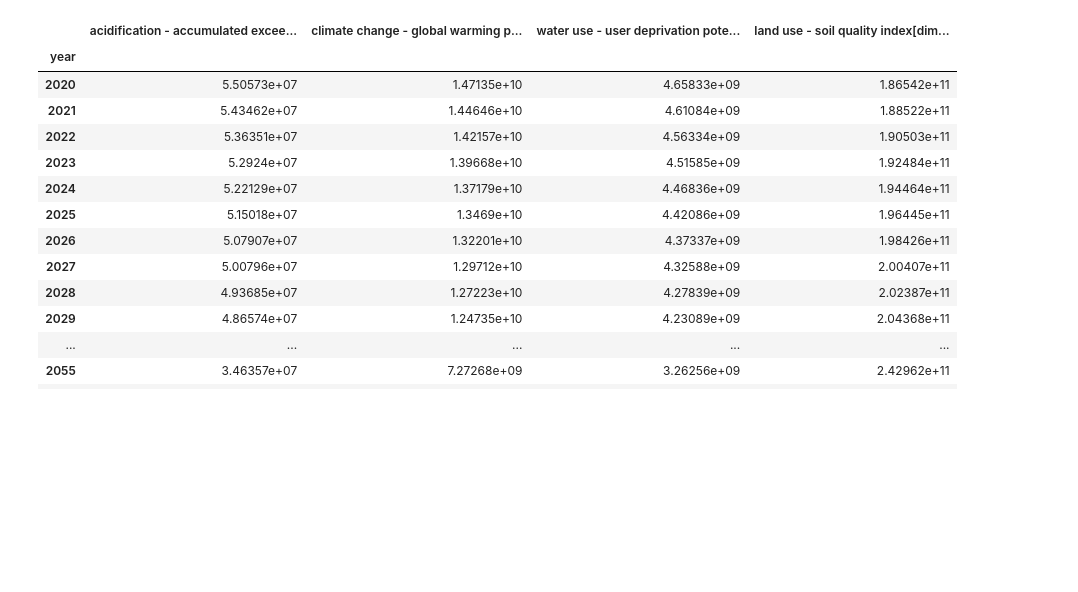
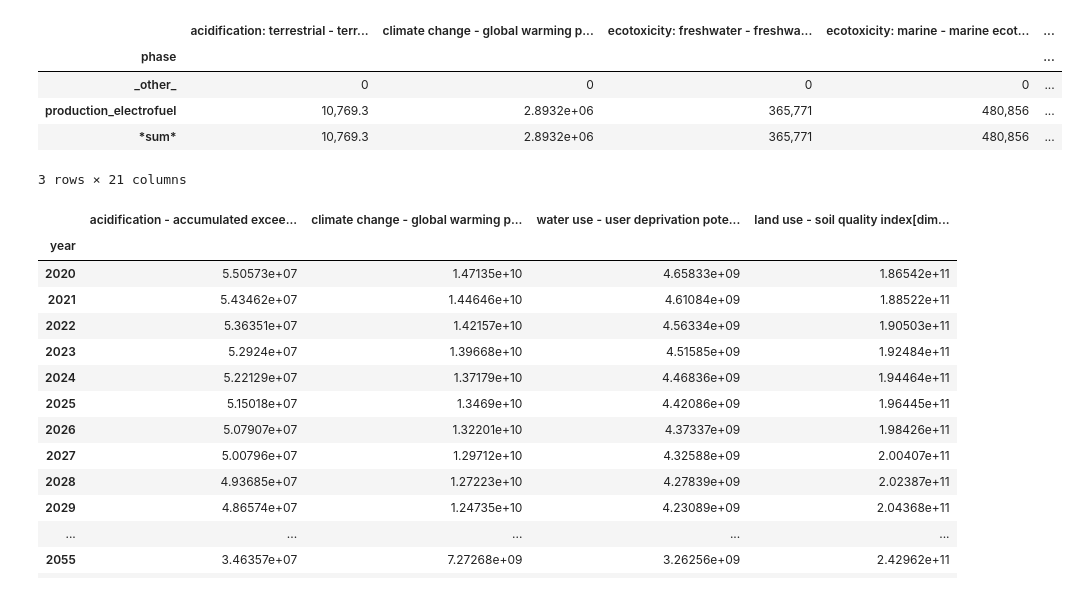
Before and after one commit to felixpollet/LCAv, a Jupyter notebook: lcav/notebook/test_premise.ipynb, the cells around one changed output. Cells and saved outputs as stored; diff of their text form; code cells hidden in the pictures; blank space fills up the shorter version.

```diff
--- a/lcav/notebook/test_premise.ipynb
+++ b/lcav/notebook/test_premise.ipynb
@@ -85,3 +100,26 @@ list_processes(model, foreground_only=True)
+# %%
+parameters = {
+    'year': 2020,
+    'model': 'remind',
+    'pathway': 'SSP2_Base',
+    'energy_consumption_electrofuel': 10e6,
+}
+
+res = agb.compute_impacts(
+    model,
+    methods,
+    return_params=False,
+    axis='phase',
+    **parameters,
+)
+res
+# %% [output]
+|  | acidification: terrestrial - terr... | climate change - global warming p... | ecotoxicity: freshwater - freshwa... | ecotoxicity: marine - marine ecot... | ... |
+| phase |  |  |  |  | ... |
+| _other_ | 0 | 0 | 0 | 0 | ... |
+| production_electrofuel | 10,769.3 | 2.8932e+06 | 365,771 | 480,856 | ... |
+| *sum* | 10,769.3 | 2.8932e+06 | 365,771 | 480,856 | ... |
+3 rows × 21 columns
 # %%
 parameters = {
     'year': [year for year in range(2020, 2060)],
```
Also changed, not shown: parts of 11 cells of this notebook, 5 other files.
